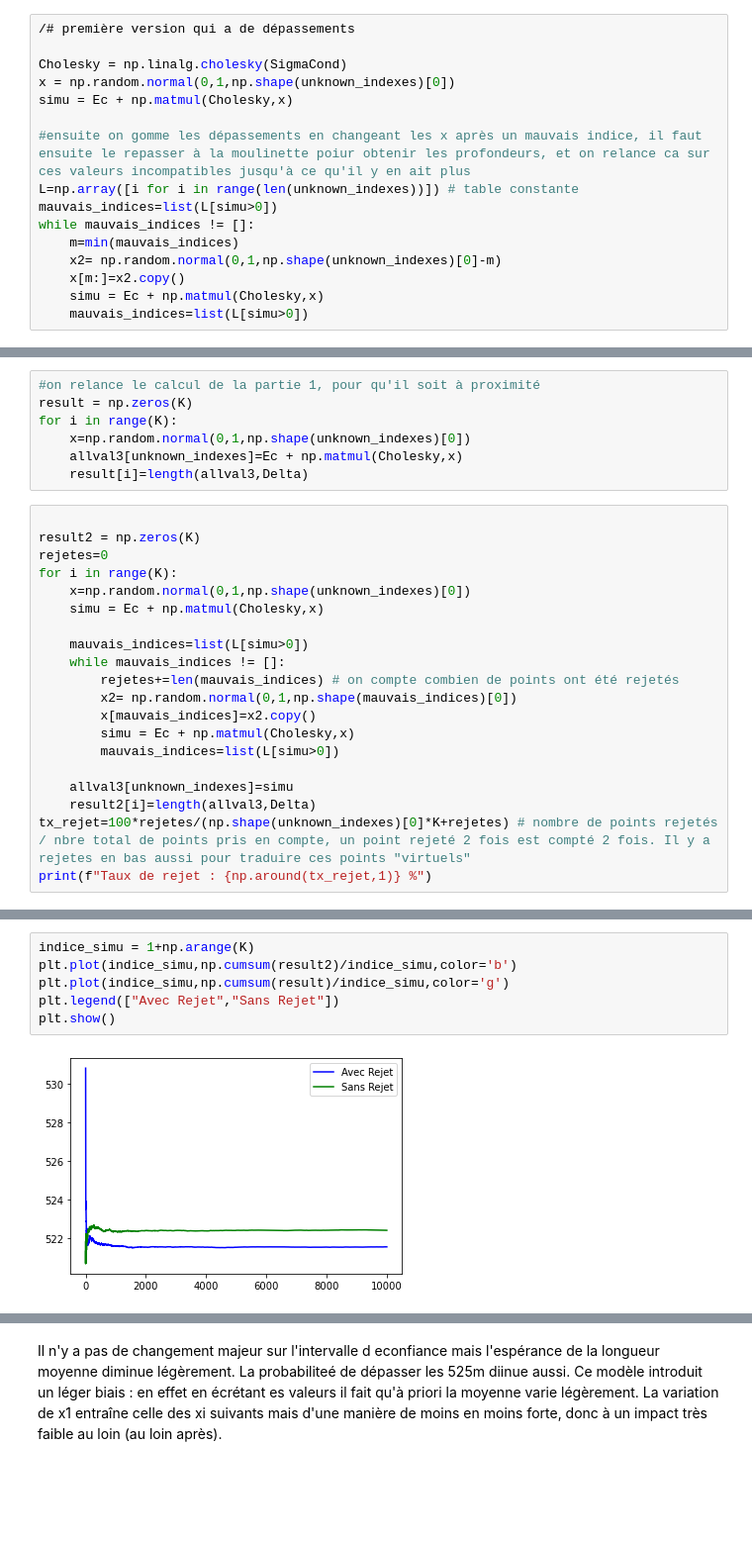
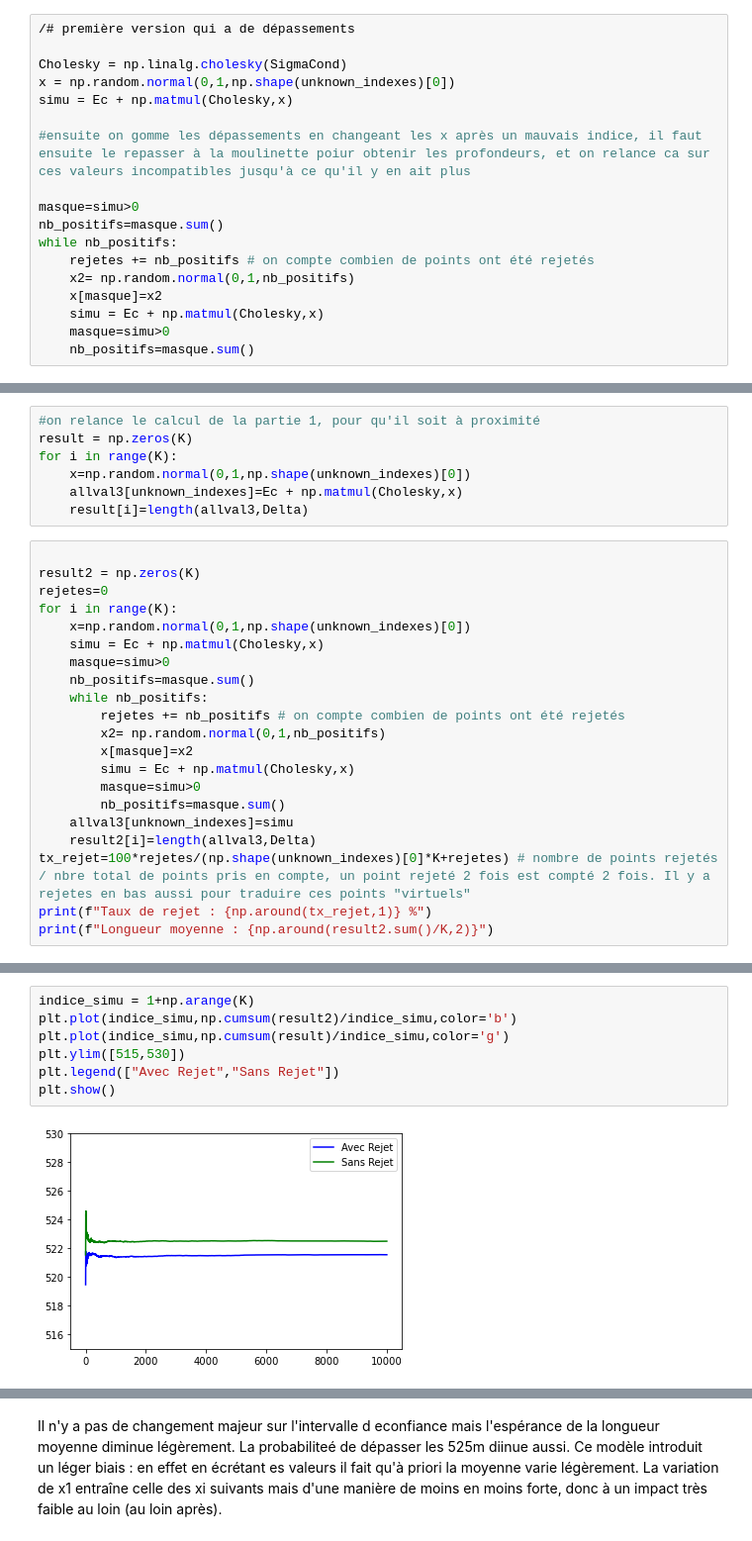
Before and after one commit to remymart/probabilites, a Jupyter notebook: Remy.ipynb, the cells around one changed output, grey strips where cells are left out. Shown at 99% size. Saved outputs shown, nothing was run; the diff lists cells and outputs as text; blank space fills up the shorter version.

```diff
--- a/Remy.ipynb
+++ b/Remy.ipynb
@@ -292,14 +292,16 @@ x = np.random.normal(0,1,np.shape(unknown_indexes)[0])
 simu = Ec + np.matmul(Cholesky,x)
 
 #ensuite on gomme les dépassements en changeant les x après un mauvais indice, il faut ensuite le repasser à la moulinette poiur obtenir les profondeurs, et on relance ca sur ces valeurs incompatibles jusqu'à ce qu'il y en ait plus
-L=np.array([i for i in range(len(unknown_indexes))]) # table constante
-mauvais_indices=list(L[simu>0])
-while mauvais_indices != []:
-    m=min(mauvais_indices)
-    x2= np.random.normal(0,1,np.shape(unknown_indexes)[0]-m)
-    x[m:]=x2.copy()
+
+masque=simu>0
+nb_positifs=masque.sum()
+while nb_positifs:
+    rejetes += nb_positifs # on compte combien de points ont été rejetés
+    x2= np.random.normal(0,1,nb_positifs)
+    x[masque]=x2
     simu = Ec + np.matmul(Cholesky,x)
-    mauvais_indices=list(L[simu>0])
+    masque=simu>0
+    nb_positifs=masque.sum()
 # %%
 allval3 = np.zeros(N)
 allval3[unknown_indexes]=simu
@@ -328,18 +330,19 @@ rejetes=0
 for i in range(K):
     x=np.random.normal(0,1,np.shape(unknown_indexes)[0])
     simu = Ec + np.matmul(Cholesky,x)
-
-    mauvais_indices=list(L[simu>0])
-    while mauvais_indices != []:
-        rejetes+=len(mauvais_indices) # on compte combien de points ont été rejetés
-        x2= np.random.normal(0,1,np.shape(mauvais_indices)[0])
-        x[mauvais_indices]=x2.copy()
+    masque=simu>0
+    nb_positifs=masque.sum()
+    while nb_positifs:
+        rejetes += nb_positifs # on compte combien de points ont été rejetés
+        x2= np.random.normal(0,1,nb_positifs)
+        x[masque]=x2
         simu = Ec + np.matmul(Cholesky,x)
-        mauvais_indices=list(L[simu>0])
-
+        masque=simu>0
+        nb_positifs=masque.sum()
     allval3[unknown_indexes]=simu
     result2[i]=length(allval3,Delta)
 tx_rejet=100*rejetes/(np.shape(unknown_indexes)[0]*K+rejetes) # nombre de points rejetés / nbre total de points pris en compte, un point rejeté 2 fois est compté 2 fois. Il y a rejetes en bas aussi pour traduire ces points "virtuels"
 print(f"Taux de rejet : {np.around(tx_rejet,1)} %")
+print(f"Longueur moyenne : {np.around(result2.sum()/K,2)}")
 # %% [output]
 Taux de rejet : 10.0 %
@@ -346,11 +350,12 @@ Taux de rejet : 10.0 %
 # %%
 indice_simu = 1+np.arange(K)
 plt.plot(indice_simu,np.cumsum(result2)/indice_simu,color='b')
 plt.plot(indice_simu,np.cumsum(result)/indice_simu,color='g')
+plt.ylim([515,530])
 plt.legend(["Avec Rejet","Sans Rejet"])
 plt.show()
 # %% [output]
-[figure, old version]
+[figure, new version]
 # %%
 plt.hist(result2,50,density=True,color='b')
 plt.hist(result,50,density=True,color='g')
```
Also changed, not shown: parts of 14 cells of this notebook.
